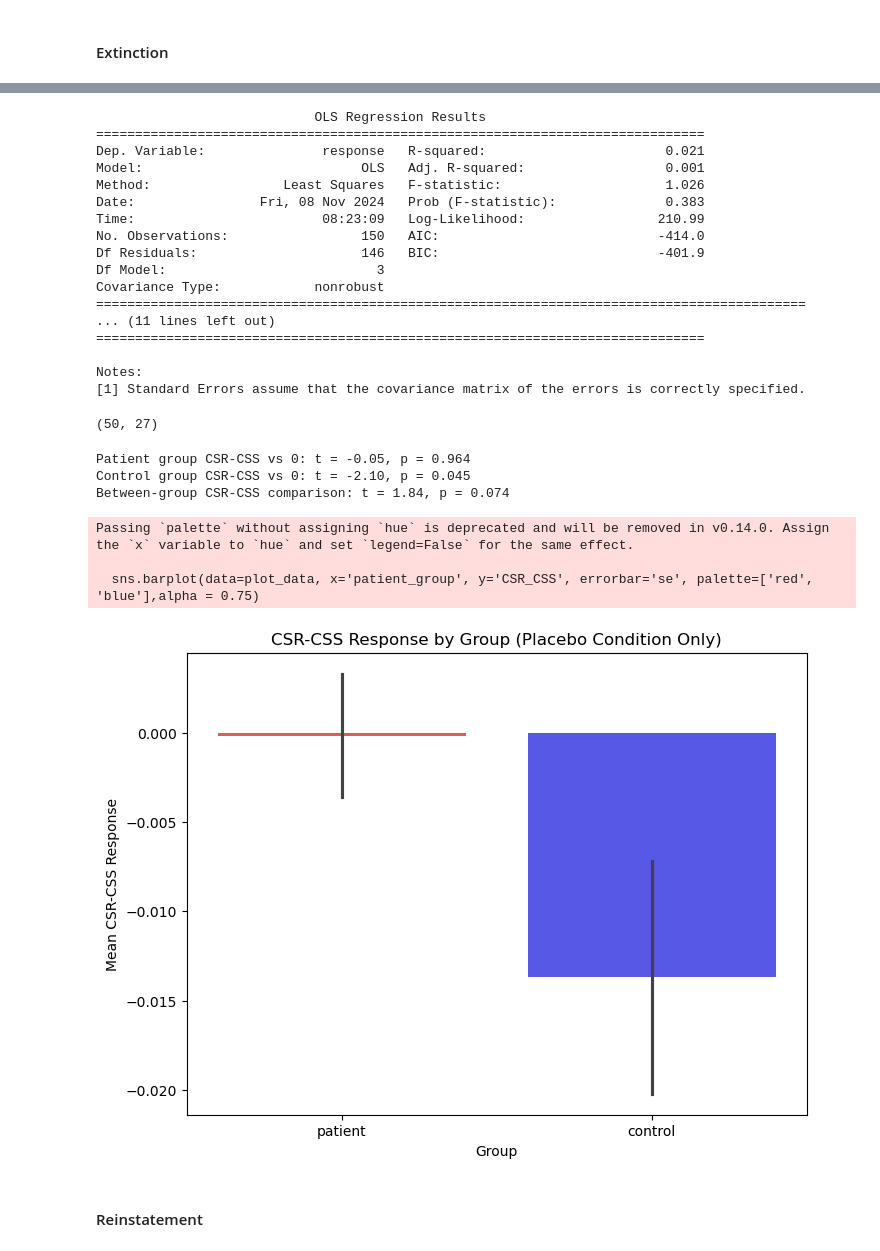
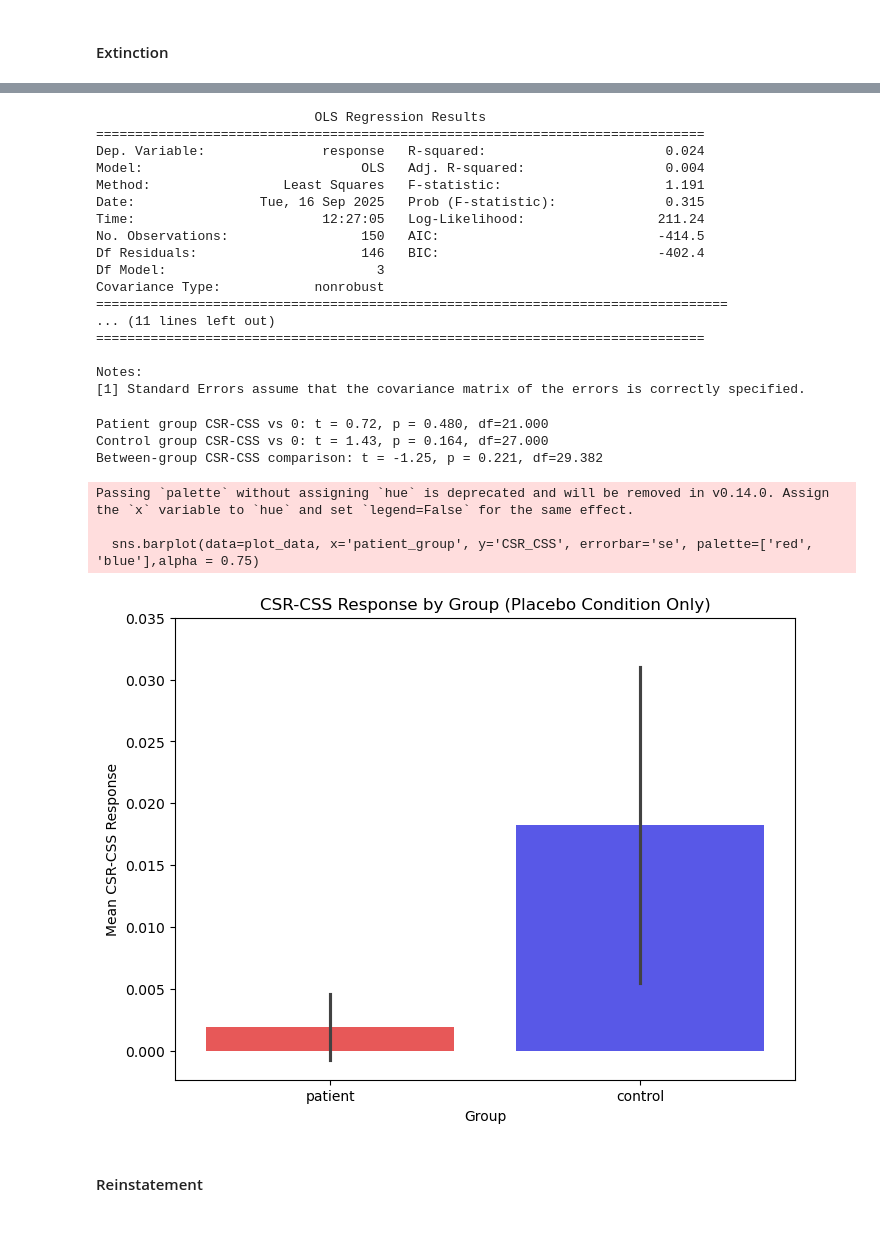
Before and after one commit to gillgrennan/narsad, a Jupyter notebook: NARSAD-scr.ipynb, the cells around one changed output, grey strips where cells are left out. Cells and saved outputs as stored; diff of their text form; code cells hidden in the pictures.

```diff
--- a/NARSAD-scr.ipynb
+++ b/NARSAD-scr.ipynb
@@ -353,0 +346,3 @@ print(t_test_df)
+# %%
+stats = ttest_rel(merged_data['meanCSR1'],merged_data['meanCSS1'])
+stats
@@ -964,12 +975,23 @@ Between-group t-test (CSplus - CSminus): t = 1.464, p = 0.147
 # %% [markdown]
 ### Phase 2 / 3 - averaged across the whole phase
 # %%
+## RUN TO RELOAD DATA (RESET WHETHER EXCLUDING FIRST TRIAL OR NOT)
+
 import pandas as pd
 import numpy as np
 
+excludefirstrial = []
+excludefirstrial = 1
+
+if excludefirstrial == 0:
 # Parameters to adjust:
-trialnumber2 = range(1, 25)  # Adjust this range to analyze specific trials (e.g., first half = range(1, 13))
-trialnumber3 = range(25, 37) # Adjust this range for phase 3 analysis (e.g., range(25, 37) for first half)
+    trialnumber2 = range(1, 25)  # Adjust this range to analyze specific trials (e.g., first half = range(1, 13))
+    trialnumber3 = range(25, 37) # Adjust this range for phase 3 analysis (e.g., range(25, 37) for first half)
+    #trialnumber3 = range(37,48) # second half of reinstatement only
+else:
+    trialnumber2 = range(1, 25)
+    trialnumber3 = range(26, 37) #excluding first 3 trials
+    #trialnumber3 = range(37,48) # second half of reinstatement only
 
 excludeparticipants = 1  # Set to 0 to include all subjects; if set to 1, participants with rejected trials >= rejtrials_threshold are excluded
 rejtrials_threshold = 24  # Threshold for trial rejection; adjust according to trial number
@@ -988,7 +1010,7 @@ for participant in participants:
     participant_data = {'subID': participant}
 
     # Ensuring consistent data structure
-    if data.shape[0] == 48:
+    if data.shape[0] > 1:
 
         # Phase 2 processing: stims numbered in trialnumber2
         phase2_data = data[data['stNum'].isin(trialnumber2)]
@@ -1270,7 +1290,7 @@ long_data['stim_type'] = long_data['stim_type'].replace({
 })
 
 # Specify the model without intercept
-model_formula = 'response ~ patient_group * stim_type'  # Removed 'drug' from model since all are placebo
+model_formula = 'response ~ patient_group + stim_type + gender'  # Removed 'drug' from model since all are placebo
 
 # Fit the model
 model = smf.ols(formula=model_formula, data=long_data).fit()
@@ -1280,25 +1300,21 @@ print(model.summary())
 # %% [output]
                             OLS Regression Results
 ==============================================================================
-Dep. Variable:               response   R-squared:                       0.021
-Model:                            OLS   Adj. R-squared:                  0.001
-Method:                 Least Squares   F-statistic:                     1.026
-Date:                Fri, 08 Nov 2024   Prob (F-statistic):              0.383
-Time:                        08:23:09   Log-Likelihood:                 210.99
-No. Observations:                 150   AIC:                            -414.0
-Df Residuals:                     146   BIC:                            -401.9
+Dep. Variable:               response   R-squared:                       0.024
+Model:                            OLS   Adj. R-squared:                  0.004
+Method:                 Least Squares   F-statistic:                     1.191
+Date:                Tue, 16 Sep 2025   Prob (F-statistic):              0.315
+Time:                        12:27:05   Log-Likelihood:                 211.24
+No. Observations:                 150   AIC:                            -414.5
+Df Residuals:                     146   BIC:                            -402.4
 Df Model:                           3
 Covariance Type:            nonrobust
-===========================================================================================
+=================================================================================
 ... (11 lines left out)
 ==============================================================================
 
 Notes:
 [1] Standard Errors assume that the covariance matrix of the errors is correctly specified.
-# %%
-merged_data.shape
-# %% [output]
-(50, 27)
 # %%
 import pandas as pd
 import numpy as np
@@ -1322,46 +1338,47 @@ merged_data = merged_data[merged_data['drug_condition'] == 0]
 merged_data['patient_group'] = np.where(merged_data['subID'].str.startswith('N1'), 'patient', 'control')
 
 # Calculate CSR-CSS difference
-merged_data['CSR_CSS'] = merged_data['meanCSR2'] - merged_data['meanCSS2']
+merged_data['CSR_CSS'] = merged_data['meanCSS2'] - merged_data['meanCSminus2']
 
 # Extract data for plotting
 plot_data = merged_data[['subID', 'patient_group', 'CSR_CSS']]
 
 # Plot the CSR-CSS response by group
 plt.figure(figsize=(8, 6))
 sns.barplot(data=plot_data, x='patient_group', y='CSR_CSS', errorbar='se', palette=['red', 'blue'],alpha = 0.75)
 
 # Add labels
 plt.xlabel('Group')
 plt.ylabel('Mean CSR-CSS Response')
+plt.ylim(top=0.035)
 plt.title('CSR-CSS Response by Group (Placebo Condition Only)')
 
 # Perform post-hoc t-tests
 # Test if CSR-CSS is different from 0 within each group
 patient_data = plot_data[plot_data['patient_group'] == 'patient']['CSR_CSS']
 control_data = plot_data[plot_data['patient_group'] == 'control']['CSR_CSS']
 
 # One-sample t-test within each group
 patient_ttest = stats.ttest_1samp(patient_data, 0)
 control_ttest = stats.ttest_1samp(control_data, 0)
 
-print("Patient group CSR-CSS vs 0: t = {:.2f}, p = {:.3f}".format(patient_ttest.statistic, patient_ttest.pvalue))
-print("Control group CSR-CSS vs 0: t = {:.2f}, p = {:.3f}".format(control_ttest.statistic, control_ttest.pvalue))
+print("Patient group CSR-CSS vs 0: t = {:.2f}, p = {:.3f}, df={:.3f}".format(patient_ttest.statistic, patient_ttest.pvalue, patient_ttest.df))
+print("Control group CSR-CSS vs 0: t = {:.2f}, p = {:.3f}, df={:.3f}".format(control_ttest.statistic, control_ttest.pvalue, control_ttest.df))
 
 # Independent t-test between groups
 between_groups_ttest = stats.ttest_ind(patient_data, control_data, equal_var=False)
-print("Between-group CSR-CSS comparison: t = {:.2f}, p = {:.3f}".format(between_groups_ttest.statistic, between_groups_ttest.pvalue))
+print("Between-group CSR-CSS comparison: t = {:.2f}, p = {:.3f}, df={:.3f}".format(between_groups_ttest.statistic, between_groups_ttest.pvalue, between_groups_ttest.df))
 
 # Display plot
 plt.show()
 # %% [output]
-Patient group CSR-CSS vs 0: t = -0.05, p = 0.964
-Control group CSR-CSS vs 0: t = -2.10, p = 0.045
-Between-group CSR-CSS comparison: t = 1.84, p = 0.074
+Patient group CSR-CSS vs 0: t = 0.72, p = 0.480, df=21.000
+Control group CSR-CSS vs 0: t = 1.43, p = 0.164, df=27.000
+Between-group CSR-CSS comparison: t = -1.25, p = 0.221, df=29.382
 Passing `palette` without assigning `hue` is deprecated and will be removed in v0.14.0. Assign the `x` variable to `hue` and set `legend=False` for the same effect.
 
   sns.barplot(data=plot_data, x='patient_group', y='CSR_CSS', errorbar='se', palette=['red', 'blue'],alpha = 0.75)
-[figure, old version]
+[figure, new version]
 # %% [markdown]
 #### Reinstatement
 # %%
```
Also changed, not shown: parts of 74 cells of this notebook, 1 other file.
